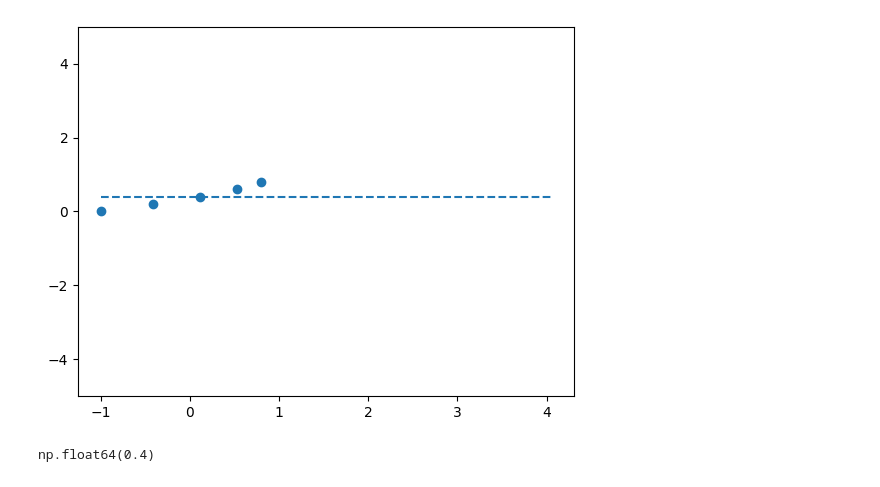
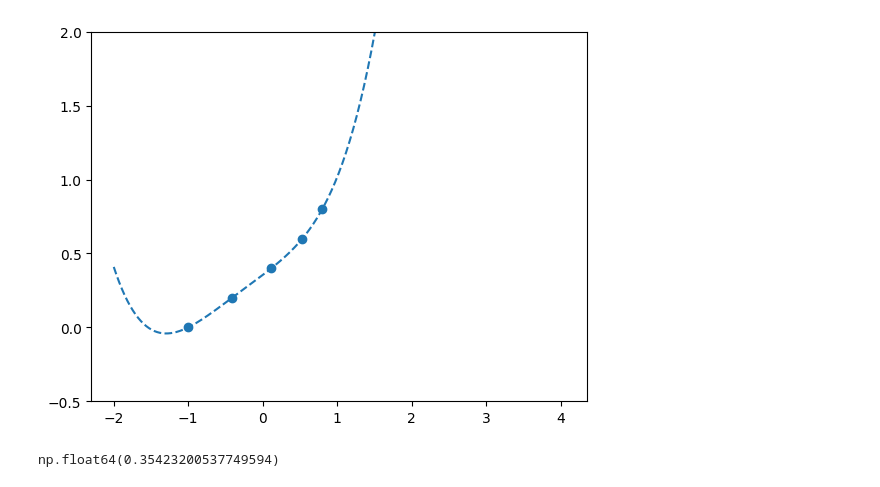
Before and after one commit to fedorevgr/Calc-Algs, a Jupyter notebook: lab1/tests.ipynb, the cells around one changed output. Cells and saved outputs as stored; diff of their text form; code cells hidden in the pictures.

```diff
--- a/lab1/tests.ipynb
+++ b/lab1/tests.ipynb
@@ -46,2 +55,2 @@ reverseData: DataFrame = data[["y", "x", "x'", "x''"]][data["x"] < 1]
 # %%
-meth: _Pn = InterpolationTable.hermiteInterpolation(reverseData, 0, 0)
+meth: _Pn = InterpolationTable.newtonInterpolation(reverseData, 4, 0)
@@ -48,14 +75,14 @@ meth: _Pn = InterpolationTable.hermiteInterpolation(reverseData, 0, 0)
 # %%
-x = np.linspace(df["y"].min(), df["y"].max(), 500)
+x = np.linspace(df["y"].min()-1, df["y"].max(), 500)
 y = list(map(meth, x))
 
-plt.ylim(-5, 5)
+plt.ylim(-0.5, 2)
 plt.scatter(reverseData["y"], reverseData["x"])
 plt.plot(x, y, linestyle='--')
 plt.show()
 # %% [output]
-[figure, old version]
+[figure, new version]
 # %%
 meth(0)
 # %% [output]
-np.float64(0.4)
+np.float64(0.35423200537749594)
```
Also changed, not shown: parts of 5 cells of this notebook, 7 other files.
